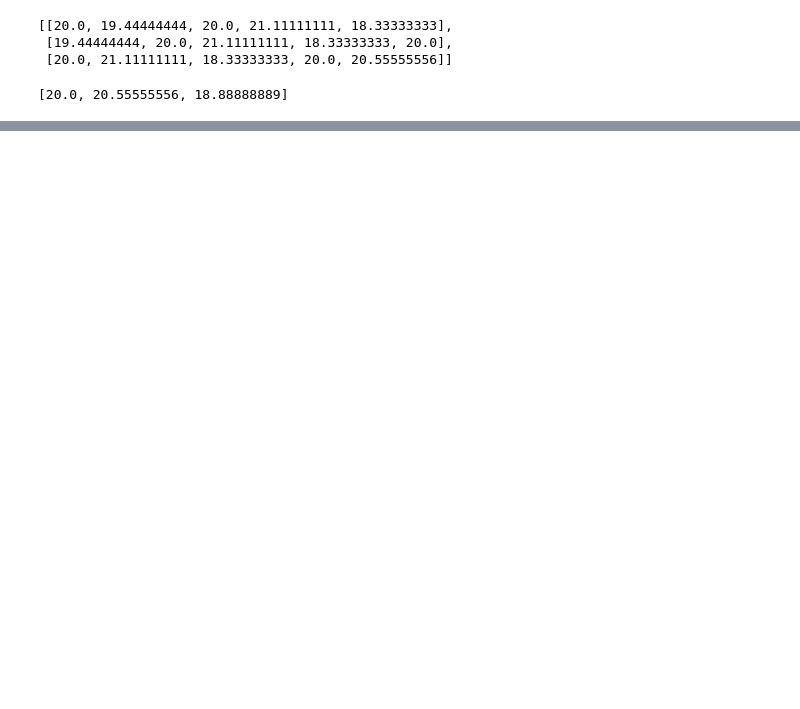
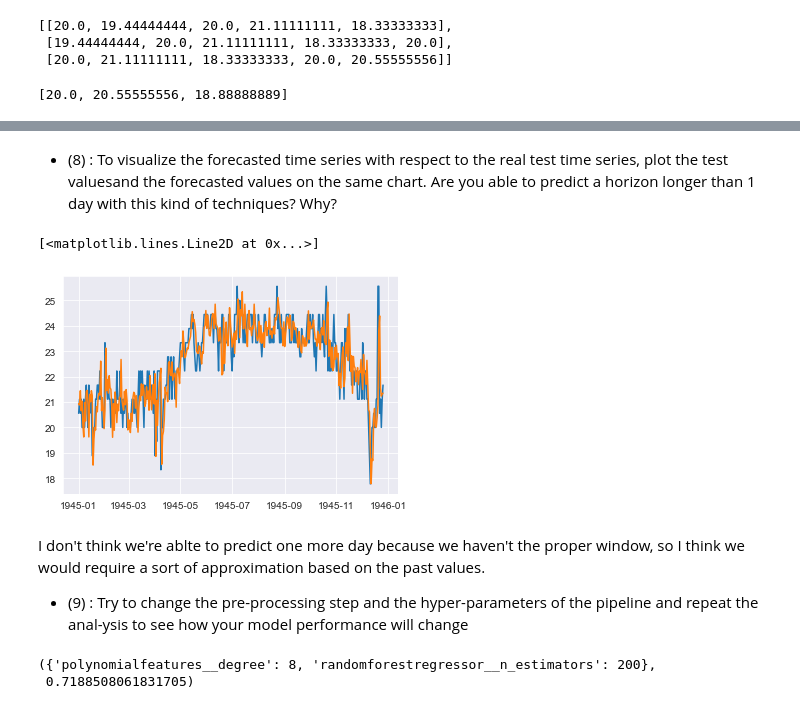
Before and after one commit to francescodisalvo05/Data-Science-Lab-Exercises, a Jupyter notebook: Notebooks/8-Laboratory-26-11-2020.ipynb, the cells around one changed output, grey strips where cells are left out. Saved outputs shown, nothing was run; the diff lists cells and outputs as text; code cells hidden in the pictures; blank space fills up the shorter version.

```diff
--- a/Notebooks/8-Laboratory-26-11-2020.ipynb
+++ b/Notebooks/8-Laboratory-26-11-2020.ipynb
@@ -362,0 +377,4 @@ y[:3]
+# %%
+import pandas as pd
+df_final = pd.DataFrame(X, index=df.index[:avgtemps.size-W])
+df_final.head()
@@ -362,0 +389,4 @@ y[:3]
+# %%
+# as before
+y_final = pd.Series(y, index=df.index[:avgtemps.size-W])
+y_final.head()
@@ -362,0 +401,6 @@ y[:3]
+# %%
+X_train = df_final[ df_final.index.year < 1945]
+X_test = df_final[ df_final.index.year >= 1945]
+
+y_train = y_final[ df_final.index.year < 1945]
+y_test = y_final[ df_final.index.year >= 1945]
@@ -362,0 +413,18 @@ y[:3]
+# %%
+from sklearn.metrics import r2_score, mean_squared_error
+
+# we'll use the previous models but we can't use the
+# existed methods because here we already
+r2_list = []
+mse_list= []
+
+for model, label in zip(models_container,labels):
+    model.fit(X_train,y_train)
+    y_pred = model.predict(X_test)
+    r2_list.append((label,r2_score(y_test,y_pred)))
+    mse_list.append((label,mean_squared_error(y_test,y_pred)))
+
+print("\n****** R2 ******\t")
+print(r2_list)
+print("\n****** MSE ******\t")
+print(mse_list)
@@ -362,0 +437,12 @@ y[:3]
+# %% [markdown]
+- (8) : To visualize the forecasted time series with respect to the real test time series, plot the test valuesand the forecasted values on the same chart. Are you able to predict a horizon longer than 1 day with this kind of techniques? Why?
+# %%
+plt.plot(X_test.index,y_test)
+plt.plot(X_test.index,y_pred)
+# %% [output]
+[<matplotlib.lines.Line2D at 0x...>]
+[figure, added]
+# %% [markdown]
+I don't think we're ablte to predict one more day because we haven't the proper window, so I think we would require a sort of approximation based on the past values.
+
+- (9) : Try to change the pre-processing step and the hyper-parameters of the pipeline and repeat the anal-ysis to see how your model performance will change
@@ -362,0 +460,5 @@ y[:3]
+# %%
+res.best_params_, res.best_score_
+# %% [output]
+({'polynomialfeatures__degree': 8, 'randomforestregressor__n_estimators': 200},
+ 0.7188508061831705)
```
Also changed, not shown: parts of 16 cells of this notebook.
